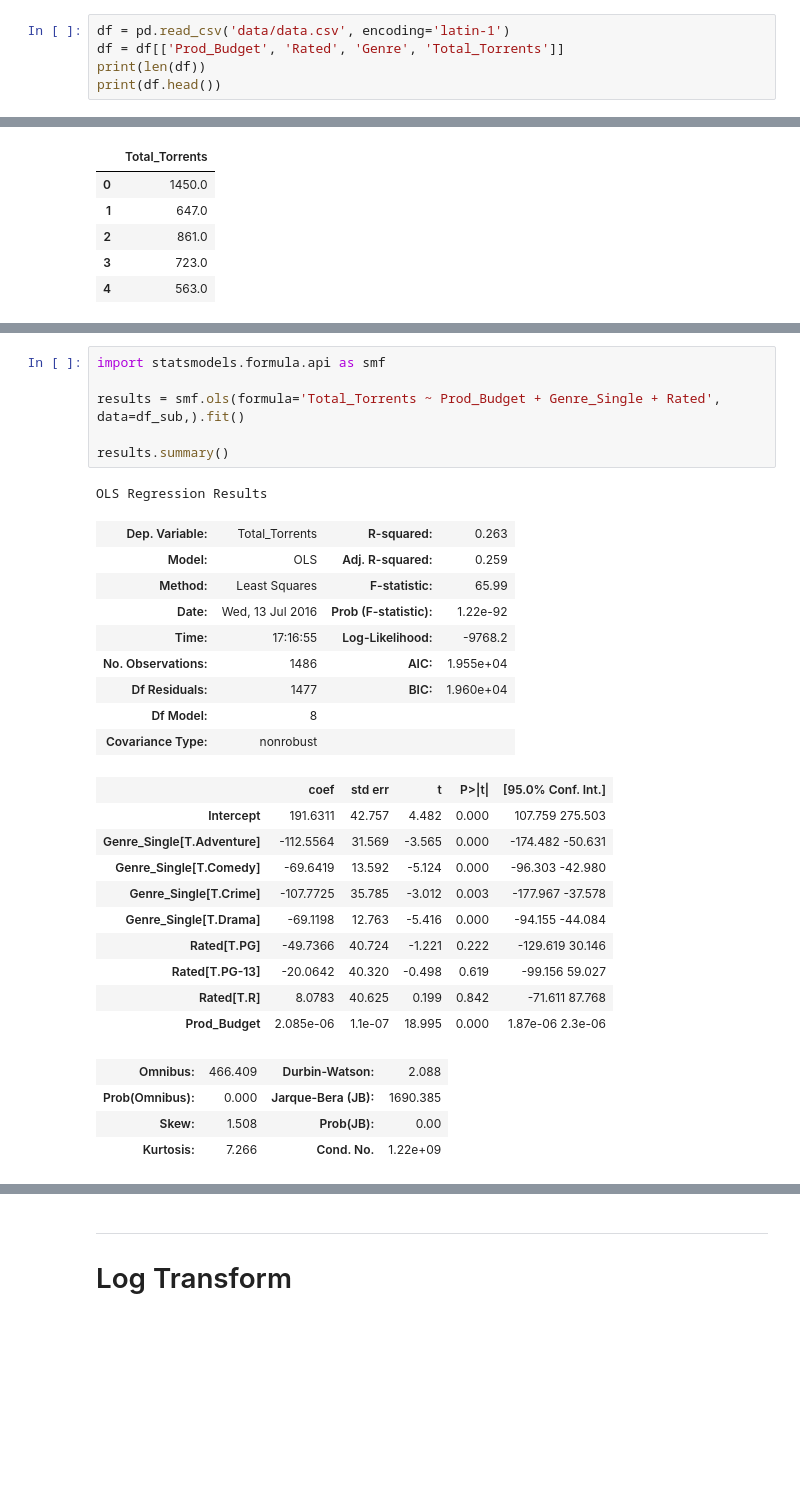
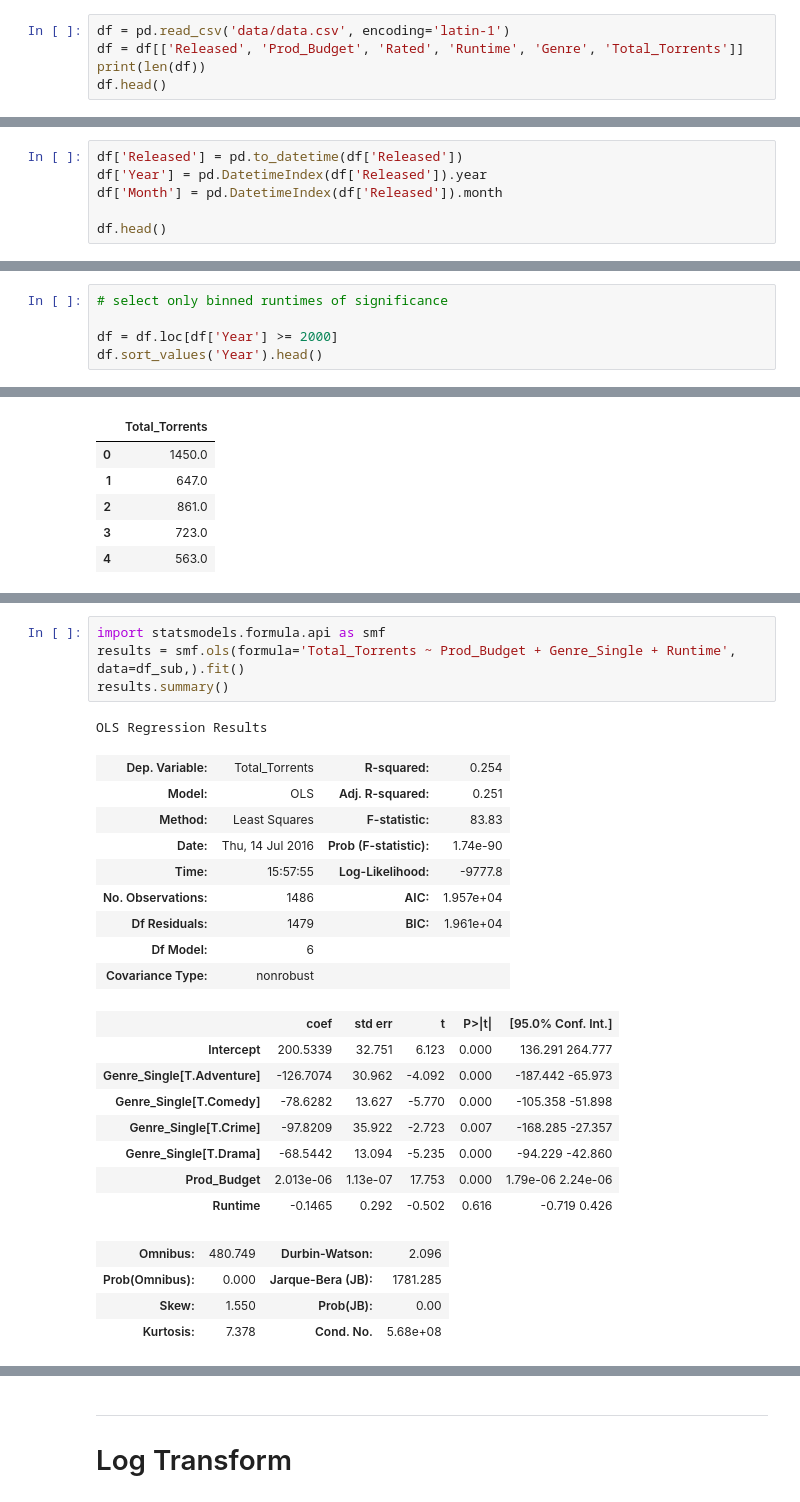
Before and after one commit to bryantbiggs/movie_torrents, a Jupyter notebook: Total_Analysis.ipynb, the cells around one changed output, grey strips where cells are left out. Cells and saved outputs as stored; diff of their text form; blank space fills up the shorter version.

```diff
--- a/Total_Analysis.ipynb
+++ b/Total_Analysis.ipynb
@@ -9,8 +17,8 @@ import matplotlib
 matplotlib.style.use('ggplot')
 # %%
 df = pd.read_csv('data/data.csv', encoding='latin-1')
-df = df[['Prod_Budget', 'Rated', 'Genre', 'Total_Torrents']]
+df = df[['Released', 'Prod_Budget', 'Rated', 'Runtime', 'Genre', 'Total_Torrents']]
 print(len(df))
-print(df.head())
+df.head()
 # %% [output]
 1653
@@ -22,0 +33,6 @@ print(df.head())
+# %%
+df['Released'] = pd.to_datetime(df['Released'])
+df['Year'] = pd.DatetimeIndex(df['Released']).year
+df['Month'] = pd.DatetimeIndex(df['Released']).month
+
+df.head()
@@ -22,0 +55,5 @@ print(df.head())
+# %%
+# select only binned runtimes of significance
+
+df = df.loc[df['Year'] >= 2000]
+df.sort_values('Year').head()
@@ -164,33 +229,29 @@ OLS Regression Results
 # %%
 import statsmodels.formula.api as smf
-
-results = smf.ols(formula='Total_Torrents ~ Prod_Budget + Genre_Single + Rated', data=df_sub,).fit()
-
+results = smf.ols(formula='Total_Torrents ~ Prod_Budget + Genre_Single + Runtime', data=df_sub,).fit()
 results.summary()
 # %% [output]
 OLS Regression Results
-| Dep. Variable: | Total_Torrents | R-squared: | 0.263 |
-| Model: | OLS | Adj. R-squared: | 0.259 |
-| Method: | Least Squares | F-statistic: | 65.99 |
-| Date: | Wed, 13 Jul 2016 | Prob (F-statistic): | 1.22e-92 |
-| Time: | 17:16:55 | Log-Likelihood: | -9768.2 |
-| No. Observations: | 1486 | AIC: | 1.955e+04 |
-| Df Residuals: | 1477 | BIC: | 1.960e+04 |
-| Df Model: | 8 |  |  |
+| Dep. Variable: | Total_Torrents | R-squared: | 0.254 |
+| Model: | OLS | Adj. R-squared: | 0.251 |
+| Method: | Least Squares | F-statistic: | 83.83 |
+| Date: | Thu, 14 Jul 2016 | Prob (F-statistic): | 1.74e-90 |
+| Time: | 15:57:55 | Log-Likelihood: | -9777.8 |
+| No. Observations: | 1486 | AIC: | 1.957e+04 |
+| Df Residuals: | 1479 | BIC: | 1.961e+04 |
+| Df Model: | 6 |  |  |
 | Covariance Type: | nonrobust |  |  |
 |  | coef | std err | t | P>|t| | [95.0% Conf. Int.] |
-| Intercept | 191.6311 | 42.757 | 4.482 | 0.000 | 107.759 275.503 |
-| Genre_Single[T.Adventure] | -112.5564 | 31.569 | -3.565 | 0.000 | -174.482 -50.631 |
-| Genre_Single[T.Comedy] | -69.6419 | 13.592 | -5.124 | 0.000 | -96.303 -42.980 |
-| Genre_Single[T.Crime] | -107.7725 | 35.785 | -3.012 | 0.003 | -177.967 -37.578 |
-| Genre_Single[T.Drama] | -69.1198 | 12.763 | -5.416 | 0.000 | -94.155 -44.084 |
-| Rated[T.PG] | -49.7366 | 40.724 | -1.221 | 0.222 | -129.619 30.146 |
-| Rated[T.PG-13] | -20.0642 | 40.320 | -0.498 | 0.619 | -99.156 59.027 |
-| Rated[T.R] | 8.0783 | 40.625 | 0.199 | 0.842 | -71.611 87.768 |
-| Prod_Budget | 2.085e-06 | 1.1e-07 | 18.995 | 0.000 | 1.87e-06 2.3e-06 |
+| Intercept | 200.5339 | 32.751 | 6.123 | 0.000 | 136.291 264.777 |
+| Genre_Single[T.Adventure] | -126.7074 | 30.962 | -4.092 | 0.000 | -187.442 -65.973 |
+| Genre_Single[T.Comedy] | -78.6282 | 13.627 | -5.770 | 0.000 | -105.358 -51.898 |
+| Genre_Single[T.Crime] | -97.8209 | 35.922 | -2.723 | 0.007 | -168.285 -27.357 |
+| Genre_Single[T.Drama] | -68.5442 | 13.094 | -5.235 | 0.000 | -94.229 -42.860 |
+| Prod_Budget | 2.013e-06 | 1.13e-07 | 17.753 | 0.000 | 1.79e-06 2.24e-06 |
+| Runtime | -0.1465 | 0.292 | -0.502 | 0.616 | -0.719 0.426 |
-| Omnibus: | 466.409 | Durbin-Watson: | 2.088 |
-| Prob(Omnibus): | 0.000 | Jarque-Bera (JB): | 1690.385 |
-| Skew: | 1.508 | Prob(JB): | 0.00 |
-| Kurtosis: | 7.266 | Cond. No. | 1.22e+09 |
+| Omnibus: | 480.749 | Durbin-Watson: | 2.096 |
+| Prob(Omnibus): | 0.000 | Jarque-Bera (JB): | 1781.285 |
+| Skew: | 1.550 | Prob(JB): | 0.00 |
+| Kurtosis: | 7.378 | Cond. No. | 5.68e+08 |
 # %%
 from sklearn.linear_model import LinearRegression
```
Also changed, not shown: parts of 23 cells of this notebook.
